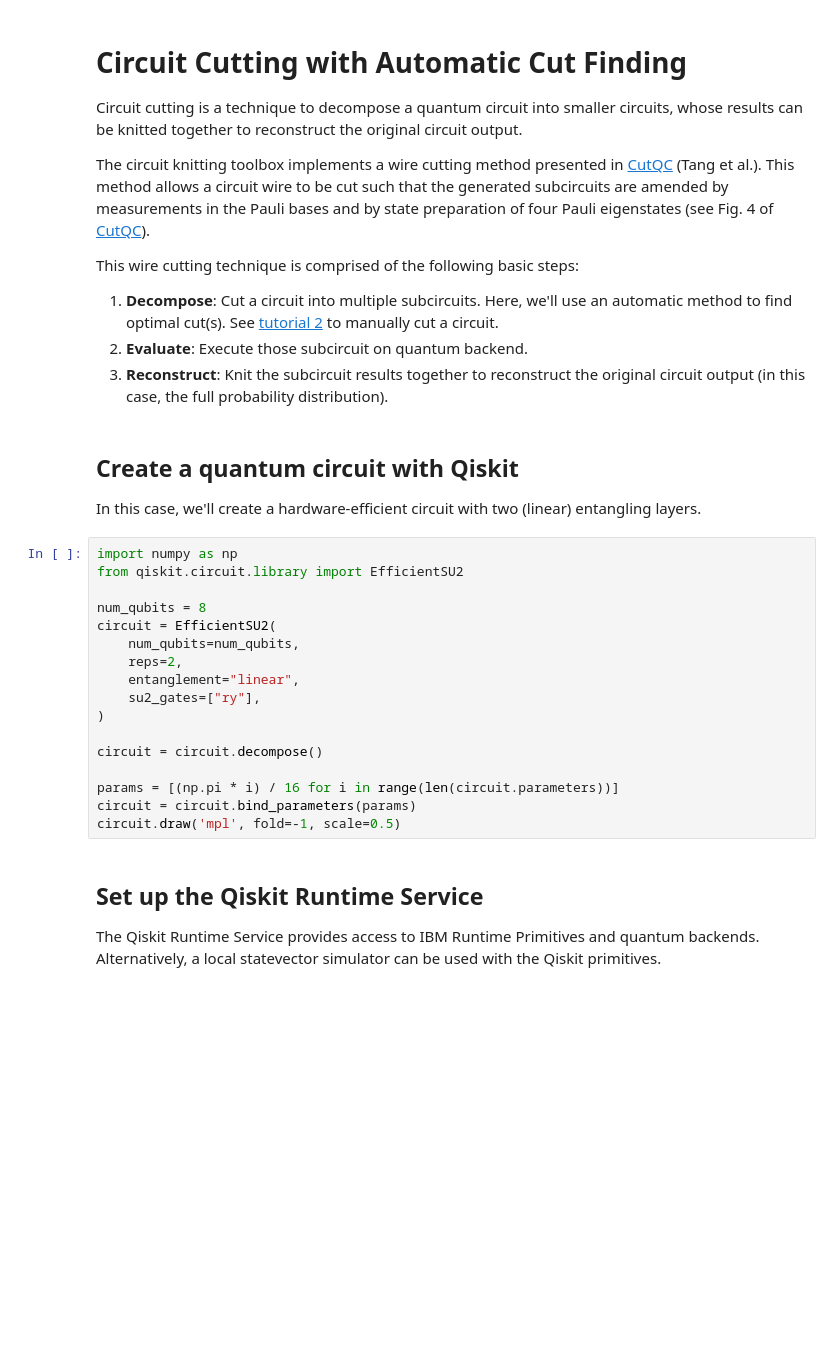
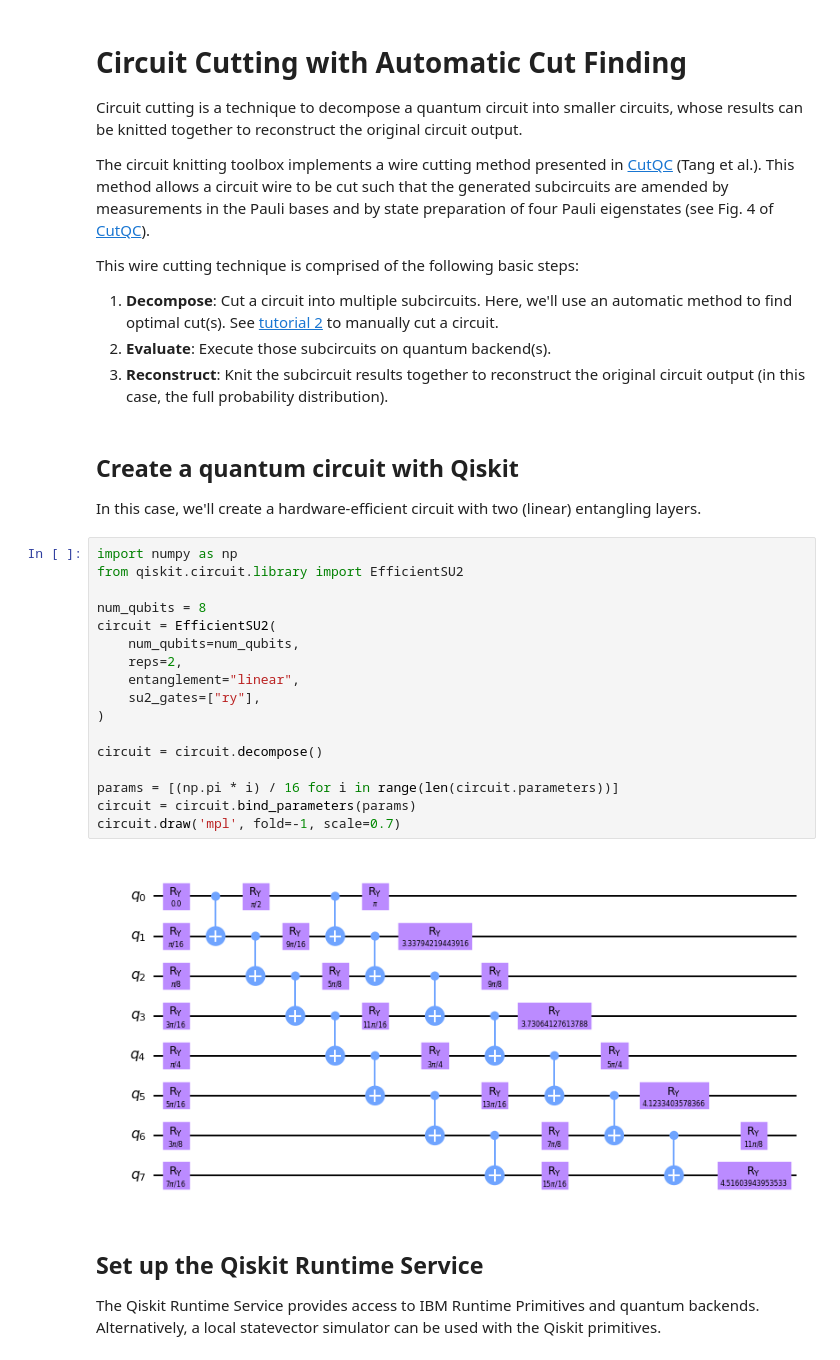
Before and after one commit to Qiskit/qiskit-addon-cutting, a Jupyter notebook: docs/circuit_cutting/tutorials/tutorial_1_circuit_cutting_automatic_cut_finding.ipynb, the cells around one changed output. Drawn from its saved outputs; the diff is of its cells as text; blank space fills up the shorter version.

```diff
--- a/docs/circuit_cutting/tutorials/tutorial_1_circuit_cutting_automatic_cut_finding.ipynb
+++ b/docs/circuit_cutting/tutorials/tutorial_1_circuit_cutting_automatic_cut_finding.ipynb
@@ -8,7 +8,7 @@ The circuit knitting toolbox implements a wire cutting method presented in [CutQ
 This wire cutting technique is comprised of the following basic steps:
 
 1. **Decompose**: Cut a circuit into multiple subcircuits. Here, we'll use an automatic method to find optimal cut(s). See [tutorial 2](tutorial_2_circuit_cutting_manual_cutting.ipynb) to manually cut a circuit.
-2. **Evaluate**: Execute those subcircuit on quantum backend.
+2. **Evaluate**: Execute those subcircuits on quantum backend(s).
 3. **Reconstruct**: Knit the subcircuit results together to reconstruct the original circuit output (in this case, the full probability distribution).
 # %% [markdown]
 ## Create a quantum circuit with Qiskit
@@ -17,20 +17,22 @@ In this case, we'll create a hardware-efficient circuit with two (linear) entang
 # %%
 import numpy as np
 from qiskit.circuit.library import EfficientSU2
 
 num_qubits = 8
 circuit = EfficientSU2(
     num_qubits=num_qubits,
     reps=2,
     entanglement="linear",
     su2_gates=["ry"],
 )
 
 circuit = circuit.decompose()
 
 params = [(np.pi * i) / 16 for i in range(len(circuit.parameters))]
 circuit = circuit.bind_parameters(params)
-circuit.draw('mpl', fold=-1, scale=0.5)
+circuit.draw('mpl', fold=-1, scale=0.7)
+# %% [output]
+[figure, added]
 # %% [markdown]
 ## Set up the Qiskit Runtime Service
 
```
Also changed, not shown: parts of 7 cells of this notebook, 1 other file.
